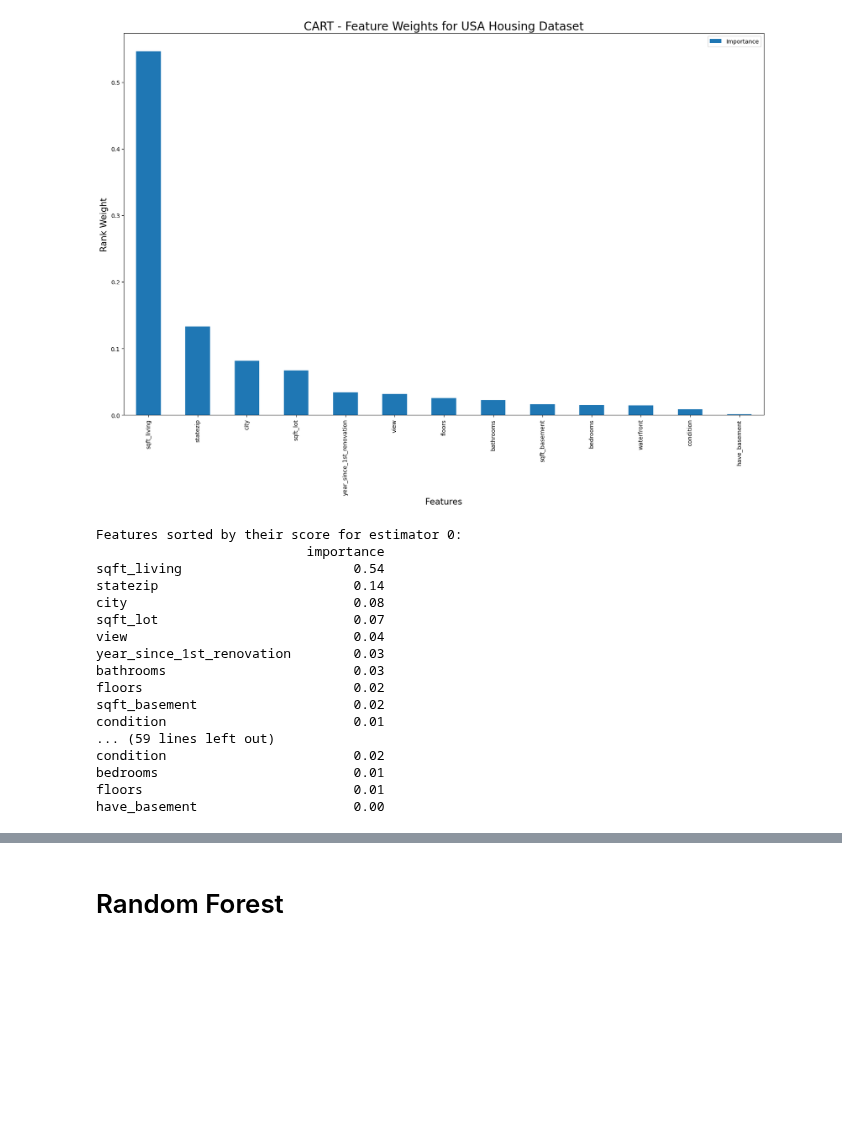
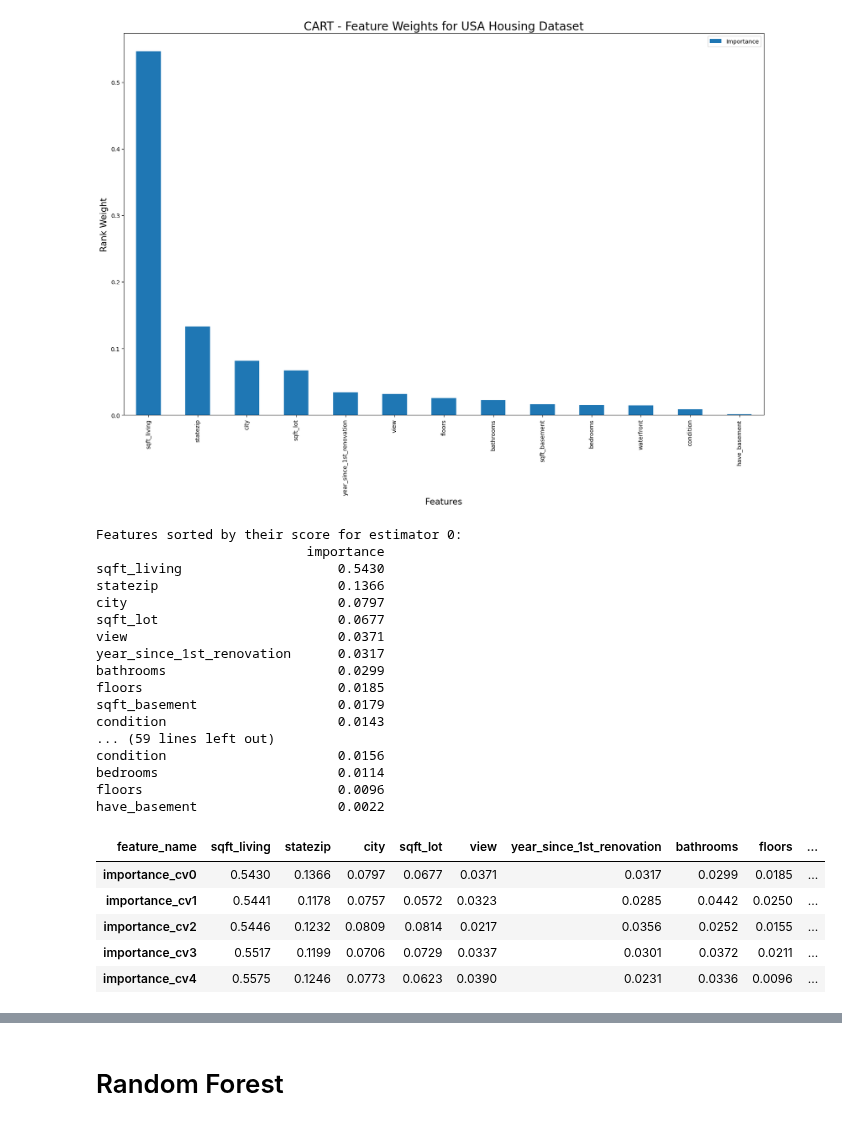
Before and after one commit to jorgedelpozolerida/KDS_Statistics_GroupProject, a Jupyter notebook: src/cross_validation_USA/cross_validation_all.ipynb, the cells around one changed output, grey strips where cells are left out. Saved outputs shown, nothing was run; the diff lists cells and outputs as text; code cells hidden in the pictures; blank space fills up the shorter version.

```diff
--- a/src/cross_validation_USA/cross_validation_all.ipynb
+++ b/src/cross_validation_USA/cross_validation_all.ipynb
@@ -101,7 +101,7 @@ Text(0.5, 1.0, 'CART - Feature Weights for USA Housing Dataset')
 output = cross_validate(dtr, X.values, y, cv=5, scoring = 'neg_mean_squared_error', return_estimator =True)
 
 for idx,estimator in enumerate(output['estimator']):
-    print("Features sorted by their score for estimator {}:".format(idx))
+    print("Features sorted by their score for Decision Tree estimator {}:".format(idx))
     feature_importances = pd.DataFrame(estimator.feature_importances_,
                                        index = X.columns,
                                         columns=['importance']).sort_values('importance', ascending=False)
@@ -109,18 +109,30 @@ for idx,estimator in enumerate(output['estimator']):
 # %% [output]
 Features sorted by their score for estimator 0:
                            importance
-sqft_living                      0.54
-statezip                         0.14
-city                             0.08
-sqft_lot                         0.07
-view                             0.04
-year_since_1st_renovation        0.03
-bathrooms                        0.03
-floors                           0.02
-sqft_basement                    0.02
-condition                        0.01
+sqft_living                    0.5430
+statezip                       0.1366
+city                           0.0797
+sqft_lot                       0.0677
+view                           0.0371
+year_since_1st_renovation      0.0317
+bathrooms                      0.0299
+floors                         0.0185
+sqft_basement                  0.0179
+condition                      0.0143
 ... (59 lines left out)
-condition                        0.02
-bedrooms                         0.01
-floors                           0.01
-have_basement                    0.00
+condition                      0.0156
+bedrooms                       0.0114
+floors                         0.0096
+have_basement                  0.0022
+# %%
+df_CART = pd.read_csv('../../data/cross_validation_USA/cv_CART.csv')
+df_CART = df_CART.set_index('feature_name').transpose()
+
+df_CART
+# %% [output]
+| feature_name | sqft_living | statezip | city | sqft_lot | view | year_since_1st_renovation | bathrooms | floors | ... |
+| importance_cv0 | 0.5430 | 0.1366 | 0.0797 | 0.0677 | 0.0371 | 0.0317 | 0.0299 | 0.0185 | ... |
+| importance_cv1 | 0.5441 | 0.1178 | 0.0757 | 0.0572 | 0.0323 | 0.0285 | 0.0442 | 0.0250 | ... |
+| importance_cv2 | 0.5446 | 0.1232 | 0.0809 | 0.0814 | 0.0217 | 0.0356 | 0.0252 | 0.0155 | ... |
+| importance_cv3 | 0.5517 | 0.1199 | 0.0706 | 0.0729 | 0.0337 | 0.0301 | 0.0372 | 0.0211 | ... |
+| importance_cv4 | 0.5575 | 0.1246 | 0.0773 | 0.0623 | 0.0390 | 0.0231 | 0.0336 | 0.0096 | ... |
```
Also changed, not shown: parts of 6 cells of this notebook, 1 other file.
